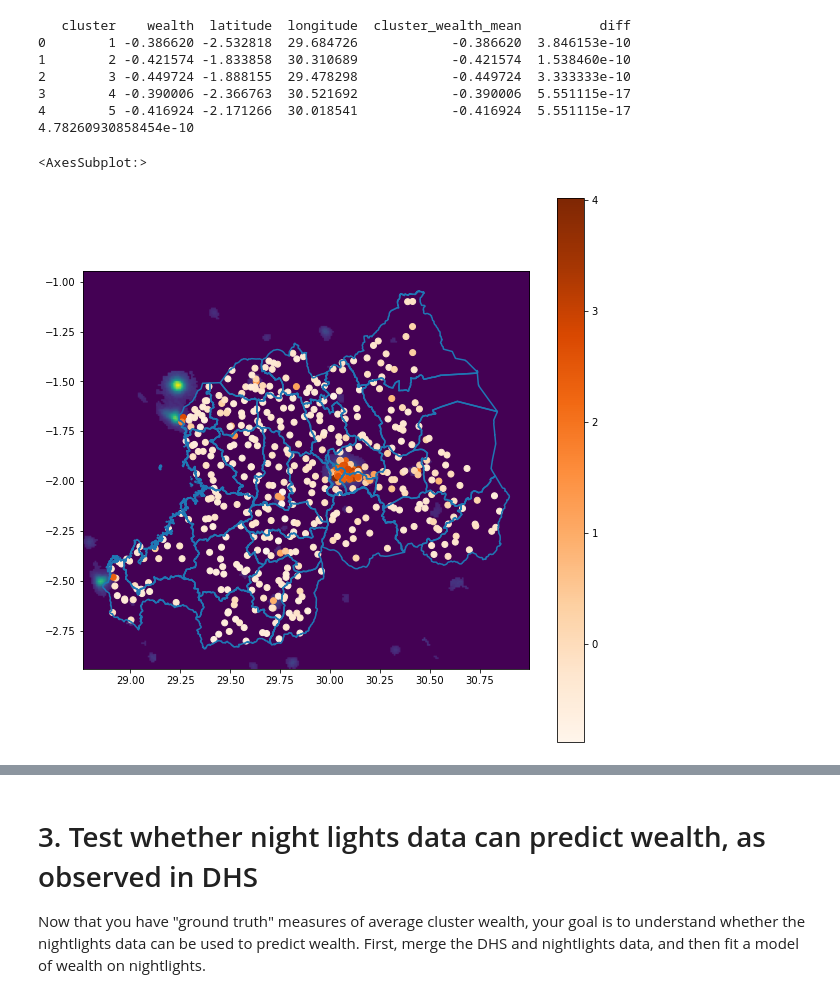
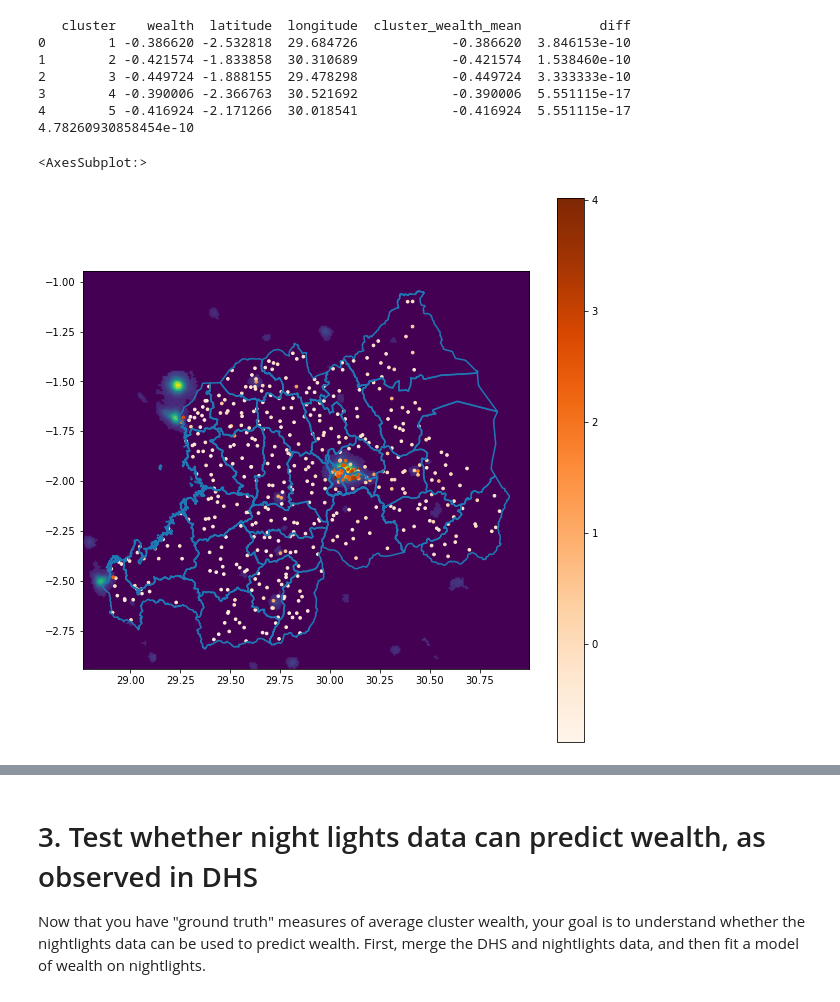
Before and after one commit to joelferg/bdd, a Jupyter notebook: PS1/BDD2021-PS1.ipynb, the cells around one changed output, grey strips where cells are left out. Drawn from its saved outputs; the diff is of its cells as text; code cells hidden in the pictures.

```diff
--- a/PS1/BDD2021-PS1.ipynb
+++ b/PS1/BDD2021-PS1.ipynb
@@ -134,21 +141,21 @@ print(compare['diff'].max())
 # %%
 import pandas as pd
 import geopandas as gpd
 import matplotlib.pyplot as plt
 import rasterio
 import rasterio.plot
 
 rwanda = gpd.read_file('./output/District.shp')
 cluster_points = gpd.read_file("./RW_2010_DHS_01292021_2052_158441/RWGE61FL/RWGE61FL.shp")
 cluster_points = cluster_points[['DHSCLUST','geometry']].rename(columns={'DHSCLUST':'cluster'})
 wealth = pd.read_csv("./output/rwanda_cluster_avg_asset_2010.csv")
 cluster_points = cluster_points.merge(wealth,on='cluster')
 
 fig, ax = plt.subplots(figsize=(10,10))
 rwanda.boundary.plot(ax=ax)
 nightlights = rasterio.open('./output/rwanda_nightlights.tif')
 rasterio.plot.show((nightlights, 1),ax=ax)
-cluster_points.plot(column='wealth',ax=ax,cmap="Oranges",legend = True)
+cluster_points.plot(column='wealth',ax=ax,cmap="Oranges",markersize=7,legend = True)
 # %% [output]
 <AxesSubplot:>
-[figure, old version]
+[figure, new version]
```
Also changed, not shown: parts of 48 cells of this notebook, 3 other files.
